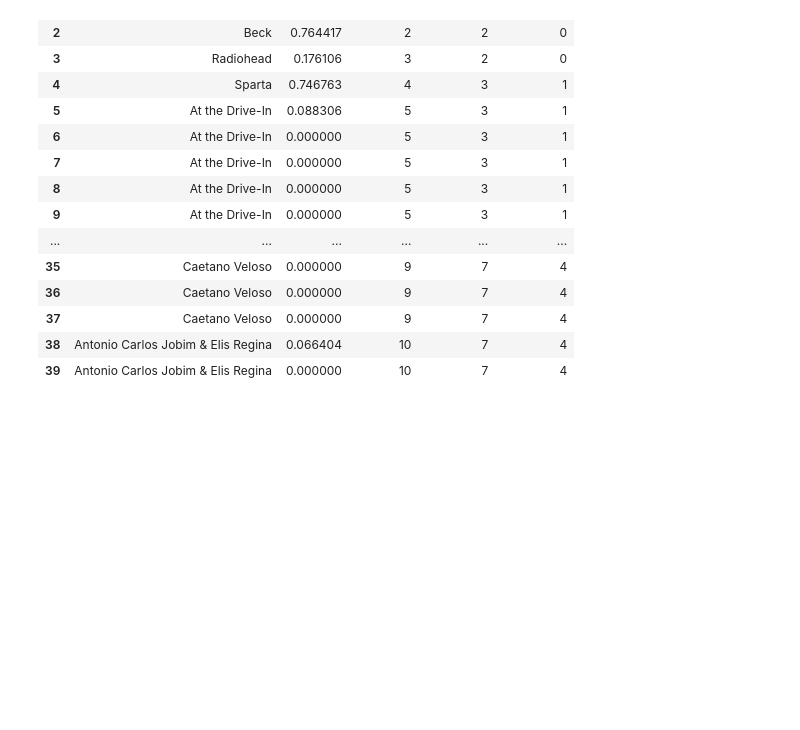
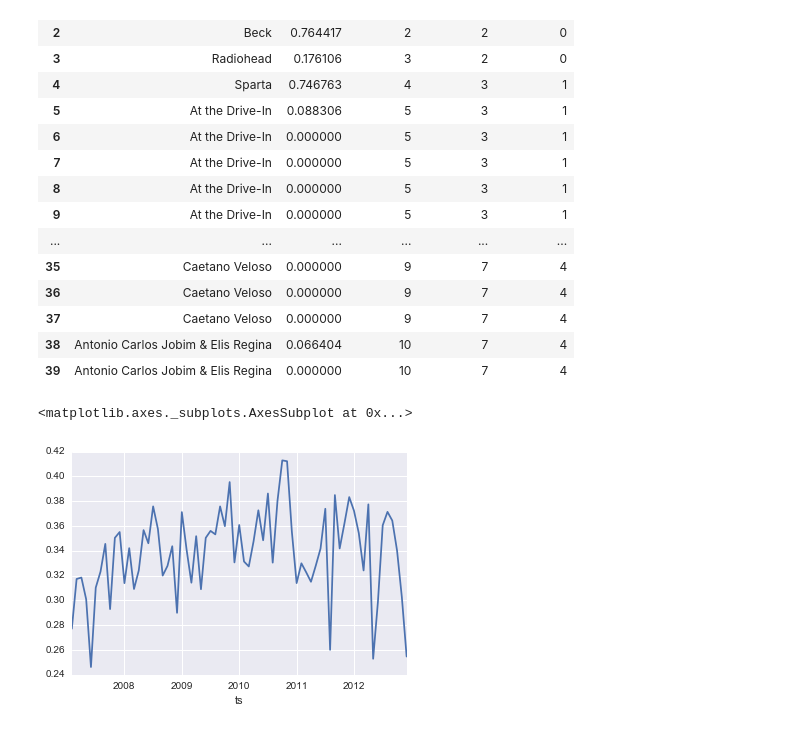
Before and after one commit to jlorince/MusicForaging, a Jupyter notebook: notebooks/my_listening.ipynb, the cells around one changed output. Saved outputs shown, nothing was run; the diff lists cells and outputs as text; code cells hidden in the pictures; blank space fills up the shorter version.

```diff
--- a/notebooks/my_listening.ipynb
+++ b/notebooks/my_listening.ipynb
@@ -451,3 +398,11 @@ pr.reset_index(drop=True)[['Artist','Distance','Block_idx','Simple_idx','Shuffle
 | 37 | Caetano Veloso | 0.000000 | 9 | 7 | 4 |
 | 38 | Antonio Carlos Jobim & Elis Regina | 0.066404 | 10 | 7 | 4 |
 | 39 | Antonio Carlos Jobim & Elis Regina | 0.000000 | 10 | 7 | 4 |
+# %%
+def grouper(ser):
+    if len(ser)<=1:
+        return 0
+    else:
+        return pdist([a for a in ser]).mean()
+div = test.dropna(subset=['artist_idx']).set_index('ts')['features'].resample('M').apply(grouper)
+cnts = test.dropna(subset=['artist_idx']).set_index('ts')['features'].resample('M').count()
@@ -453,0 +414,7 @@ pr.reset_index(drop=True)[['Artist','Distance','Block_idx','Simple_idx','Shuffle
+# %%
+fig,ax = plt.subplots(1,1)
+div.plot(ax=ax)
+#centroid_dists.plot(ax=ax)
+# %% [output]
+<matplotlib.axes._subplots.AxesSubplot at 0x...>
+[figure, added]
```
Also changed, not shown: parts of 16 cells of this notebook, 3 other files.
